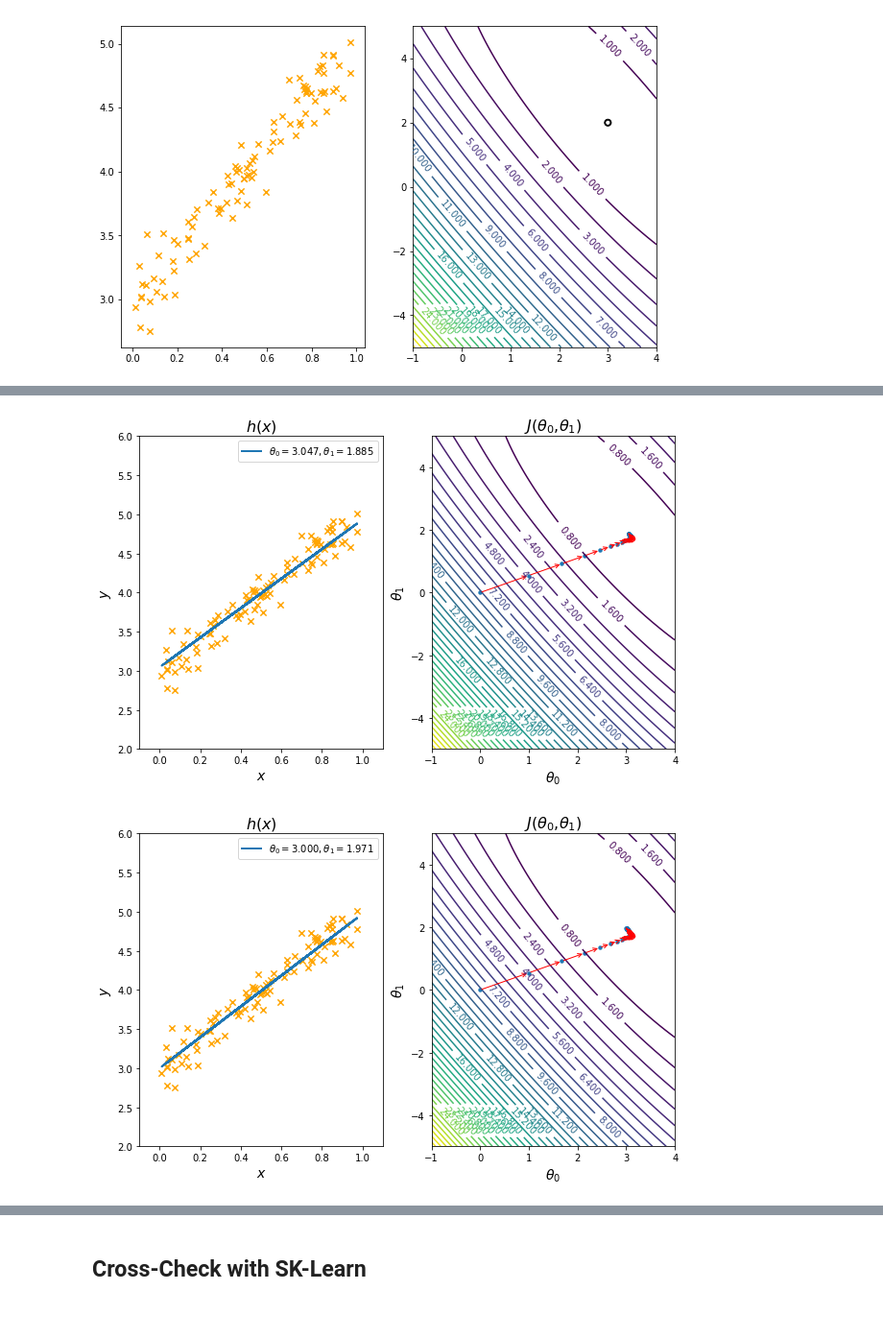
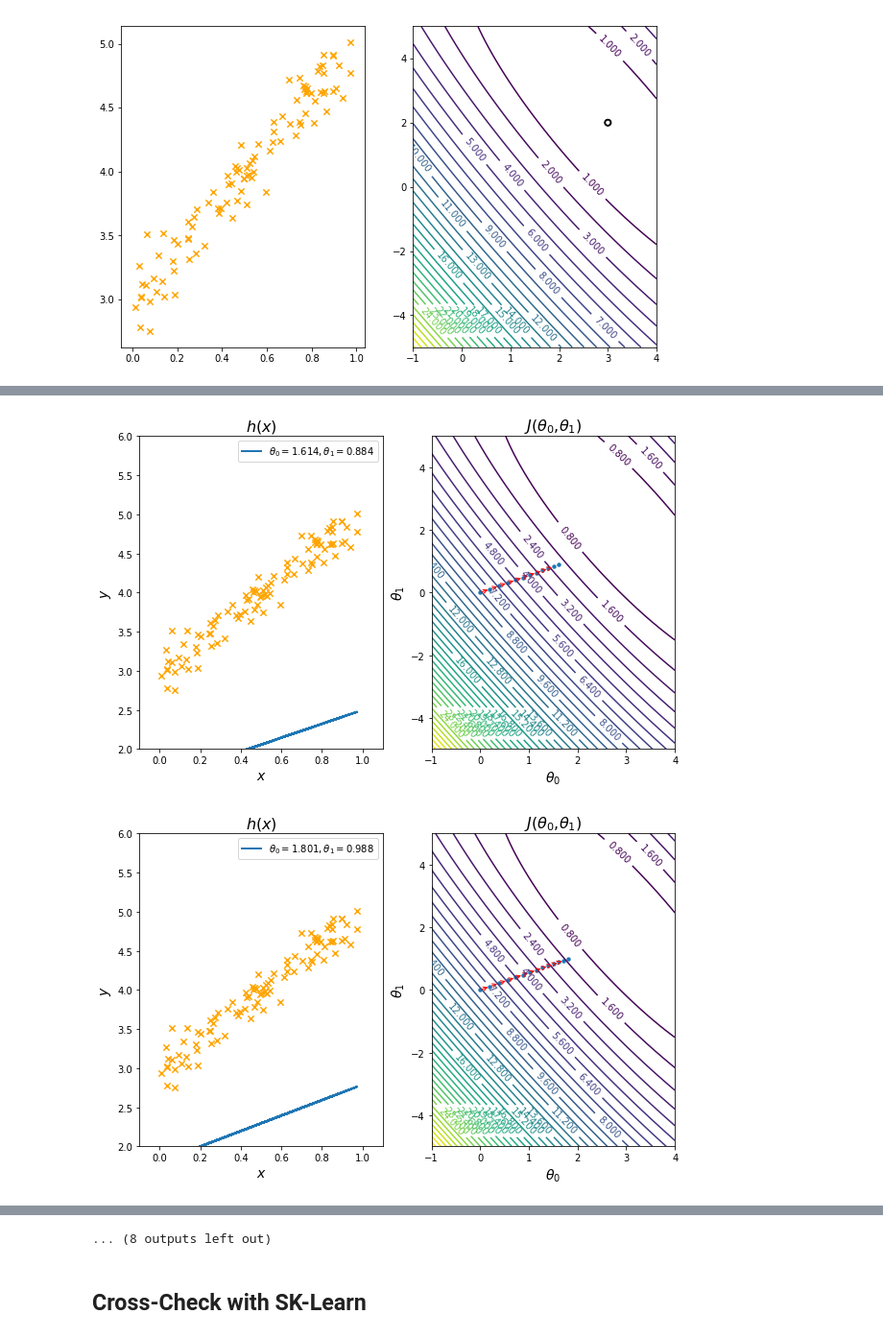
Before and after one commit to AchilleasKn/GradientDescent, a Jupyter notebook: GradientDescent.ipynb, the cells around one changed output, grey strips where cells are left out. Shown at 96% size. Saved outputs shown, nothing was run; the diff lists cells and outputs as text; code cells hidden in the pictures.

```diff
--- a/GradientDescent.ipynb
+++ b/GradientDescent.ipynb
@@ -94,13 +54,0 @@ def gradient_descent_OLD(alpha, x, y, ep=0.0001, max_iter=1500):
-# %%
-# x, y = make_regression(n_samples=100, n_features=1, n_informative=1,
-    #                     random_state=0, noise=35)
-#     df = pd.read_csv('data_axi.csv', names=['x','y'], header=0 )
-#     x = df['x']
-#     y = df['y']
-    # print ('df.shape = ' + df.shape)
-
-alpha = 0.1 # learning rate
-ep = 0.00001 # convergence criteria
-
-# call gredient decent, and get intercept(=theta0) and slope(=theta1)
-theta0, theta1 = gradient_descent(alpha, X, y, ep, max_iter=2000)
@@ -129,15 +54,0 @@ theta0 = [ 4.01426577] theta1 = [ 2.95288443]
-# %%
-# plot_cost_function(x, y, x.shape[0])
-
-# check with scipy linear regression
-# slope, intercept, r_value, p_value, slope_std_error = stats.linregress(df.as_matrix(columns=df.columns[0:])[:,0], df['y'])
-# print ('intercept = ' + str(intercept) +' slope = '+str(slope))
-
-# plot
-for i in range(X.shape[0]):
-    y_predict = theta0 + theta1*X
-
-pylab.plot(X,y,'o')
-pylab.plot(X,y_predict,'k-')
-pylab.show()
-print ("Done!")
@@ -287,10 +195,11 @@ def lr_plot(i):
 
     # Position the legend by hand so that it doesn't cover up any of the lines.
     ax[0].legend(loc=0,                 fontsize='medium')
-    #plt.savefig('imgs/fit' + str(i) +'.png')
+    plt.savefig('imgs/fit' + str(i) +'.png')
     #plt.savefig('foo.png')
 
-for i in (2,3,6,15,30, 50, 99):
+# for i in (2,3,6,15,30, 50, 99):
+for i in range(1,40,2):
    lr_plot(i)
 #lr_plot(3)
 # %% [output]
@@ -302,2 +211,2 @@ for i in (2,3,6,15,30, 50, 99):
-[figure, old version]
+[figure, new version]
-[figure, old version]
+[figure, new version]
@@ -304,3 +218,4 @@ for i in (2,3,6,15,30, 50, 99):
+... (8 outputs left out)
 # %% [markdown]
 ## Cross-Check with SK-Learn
 # %%
```
Also changed, not shown: parts of 7 cells of this notebook.
